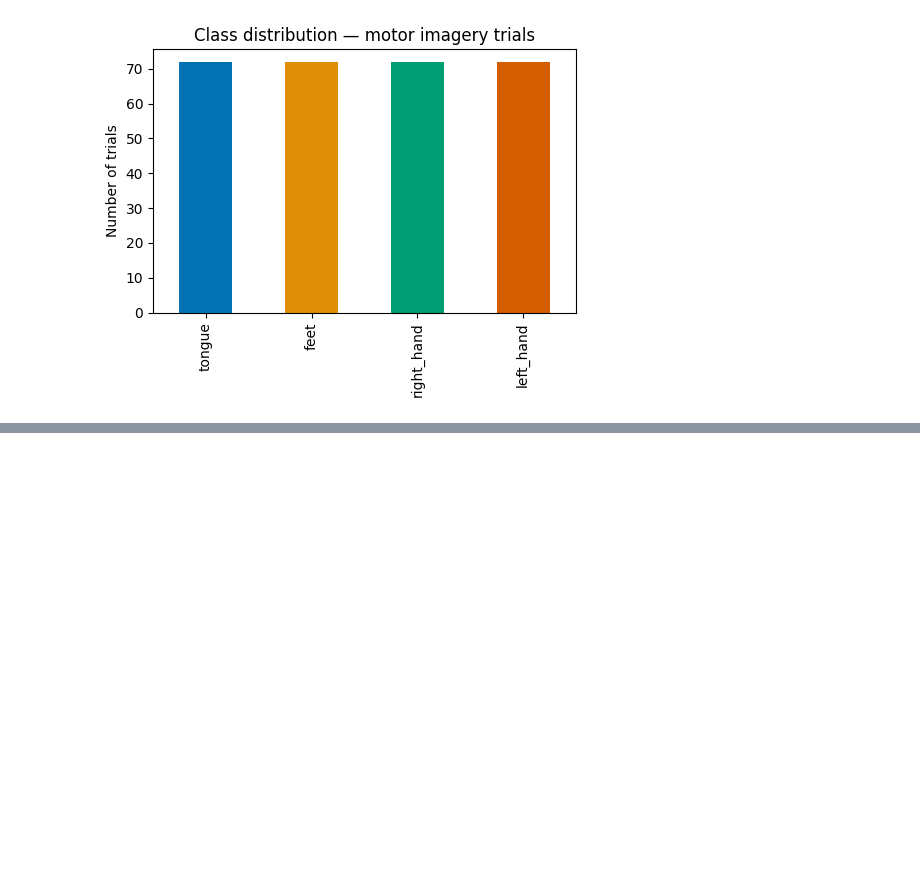
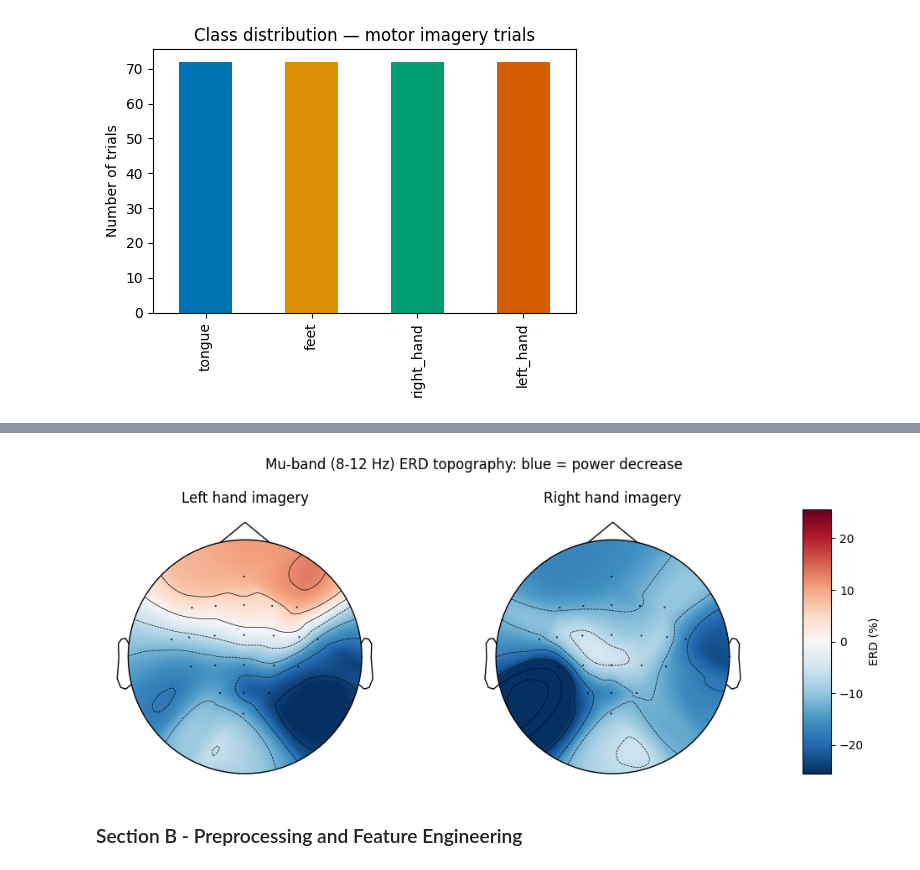
Before and after one commit to AkilanSS/23CSE301--Machine-Learning-Capstone-Project, a Jupyter notebook: notebooks/classification.ipynb, the cells around one changed output, grey strips where cells are left out. Cells and saved outputs as stored; diff of their text form; code cells hidden in the pictures; blank space fills up the shorter version.

```diff
--- a/notebooks/classification.ipynb
+++ b/notebooks/classification.ipynb
@@ -108,0 +207,46 @@ plt.show()
+# %%
+epochs_topo = mi_epochs.copy().pick_types(eeg=True)
+montage = mne.channels.make_standard_montage('standard_1020')
+epochs_topo.set_montage(montage, match_case=False, on_missing='ignore')
+
+def compute_erd_percent_all_channels(epochs, condition, fmin=8, fmax=12,
+                                      baseline_window=(-0.5, 0), task_window=(0.5, 4.0)):
+    ep = epochs[condition].copy()
+    base = ep.copy().crop(*baseline_window)
+    task = ep.copy().crop(*task_window)
+
+    psd_base = base.compute_psd(method='welch', fmin=fmin, fmax=fmax, verbose=False).get_data()
+    psd_task = task.compute_psd(method='welch', fmin=fmin, fmax=fmax, verbose=False).get_data()
+
+    # average over freq bins, then over trials -> one value per channel
+    base_power = psd_base.mean(axis=2).mean(axis=0)  # (n_channels,)
+    task_power = psd_task.mean(axis=2).mean(axis=0)
+    erd_pct = 100 * (task_power - base_power) / base_power
+    return erd_pct
+
+erd_left = compute_erd_percent_all_channels(epochs_topo, 'left_hand')
+erd_right = compute_erd_percent_all_channels(epochs_topo, 'right_hand')
+
+vlim = max(np.abs(erd_left).max(), np.abs(erd_right).max())
+
+fig, axes = plt.subplots(1, 3, figsize=(10, 4), gridspec_kw={'width_ratios': [1, 1, 0.08]})
+
+im, _ = mne.viz.plot_topomap(erd_left, epochs_topo.info, axes=axes[0], show=False,
+                              cmap='RdBu_r', vlim=(-vlim, vlim))
+axes[0].set_title('Left hand imagery')
+
+im, _ = mne.viz.plot_topomap(erd_right, epochs_topo.info, axes=axes[1], show=False,
+                              cmap='RdBu_r', vlim=(-vlim, vlim))
+axes[1].set_title('Right hand imagery')
+
+norm = plt.Normalize(vmin=-vlim, vmax=vlim)
+sm = plt.cm.ScalarMappable(cmap='RdBu_r', norm=norm)
+fig.colorbar(sm, cax=axes[2], label='ERD (%)')
+
+fig.suptitle('Mu-band (8-12 Hz) ERD topography: blue = power decrease')
+plt.tight_layout()
+plt.show()
+# %% [output]
+[figure, added]
+# %% [markdown]
+### Section B - Preprocessing and Feature Engineering
```
Also changed, not shown: parts of 15 cells of this notebook, 1 other file.
